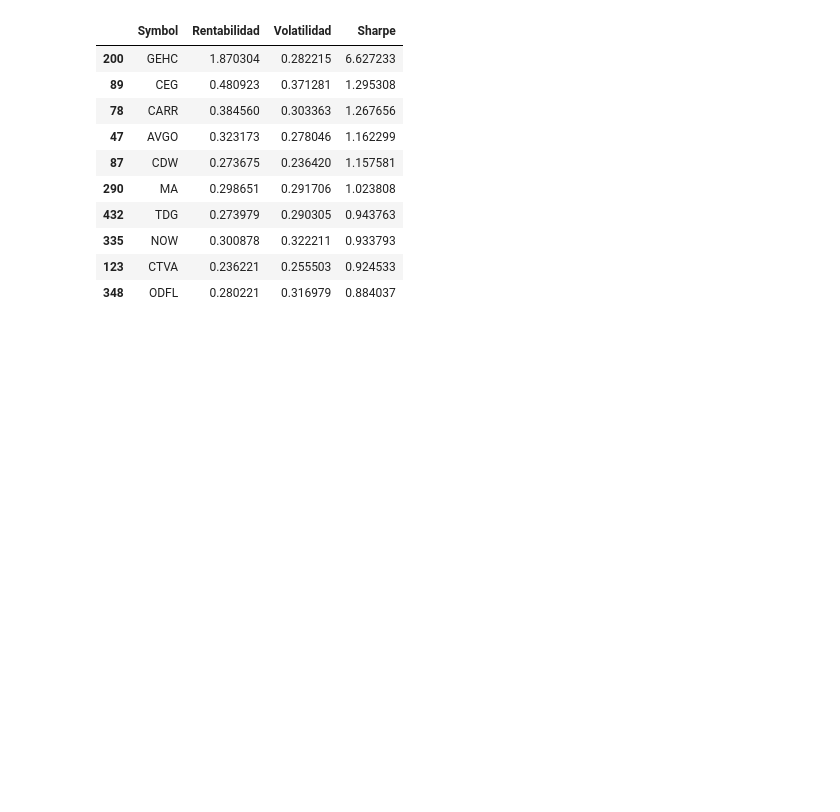
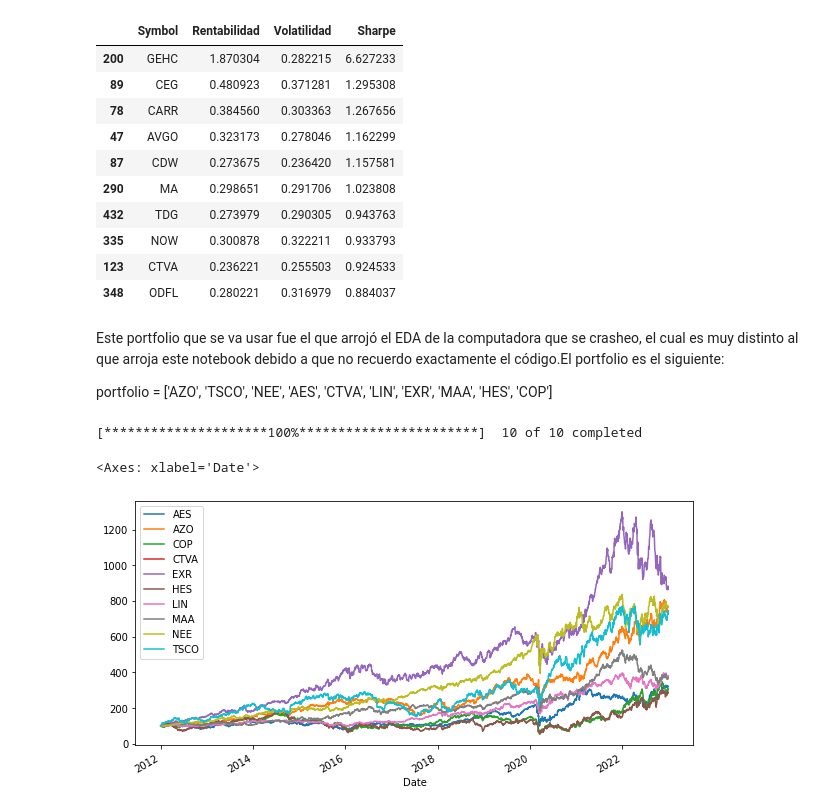
Before and after one commit to Renzo96/PI2, a Jupyter notebook: EDA.ipynb, the cells around one changed output. Cells and saved outputs as stored; diff of their text form; code cells hidden in the pictures; blank space fills up the shorter version.

```diff
--- a/EDA.ipynb
+++ b/EDA.ipynb
@@ -194,0 +195,4 @@ portfolio = ['GEHC', 'CEG','CARR','AVGO','CDW','MA','TDG','NOW','CTVA', 'ODFL']
+# %% [markdown]
+Este portfolio que se va usar fue el que arrojó el EDA de la computadora que se crasheo, el cual es muy distinto al que arroja este notebook debido a que no recuerdo exactamente el código.El portfolio es el siguiente:
+
+portfolio = ['AZO', 'TSCO', 'NEE', 'AES', 'CTVA', 'LIN', 'EXR', 'MAA', 'HES', 'COP']
@@ -194,0 +201,24 @@ portfolio = ['GEHC', 'CEG','CARR','AVGO','CDW','MA','TDG','NOW','CTVA', 'ODFL']
+# %%
+import pandas as pd
+import yfinance as yf
+import numpy as np
+import matplotlib.pyplot as plt
+
+# Define the portfolio
+portfolio = ['AZO', 'TSCO', 'NEE', 'AES', 'CTVA', 'LIN', 'EXR', 'MAA', 'HES', 'COP']
+
+# Tomo aproximadamente los 10 últimos años ya que me interesa su performance actual, en
+#realación a la histórica
+start_date = '2012-01-01'
+end_date = '2023-01-01'
+
+# Download the stock prices
+prices = yf.download(portfolio, start=start_date, end=end_date)['Adj Close']
+
+#Observamos la variación logarítmica de los precios
+
+(prices / prices.iloc[0]*100).plot(figsize=(10,5))
+# %% [output]
+[*********************100%***********************]  10 of 10 completed
+<Axes: xlabel='Date'>
+[figure, added]
```
Also changed, not shown: parts of 9 cells of this notebook.
